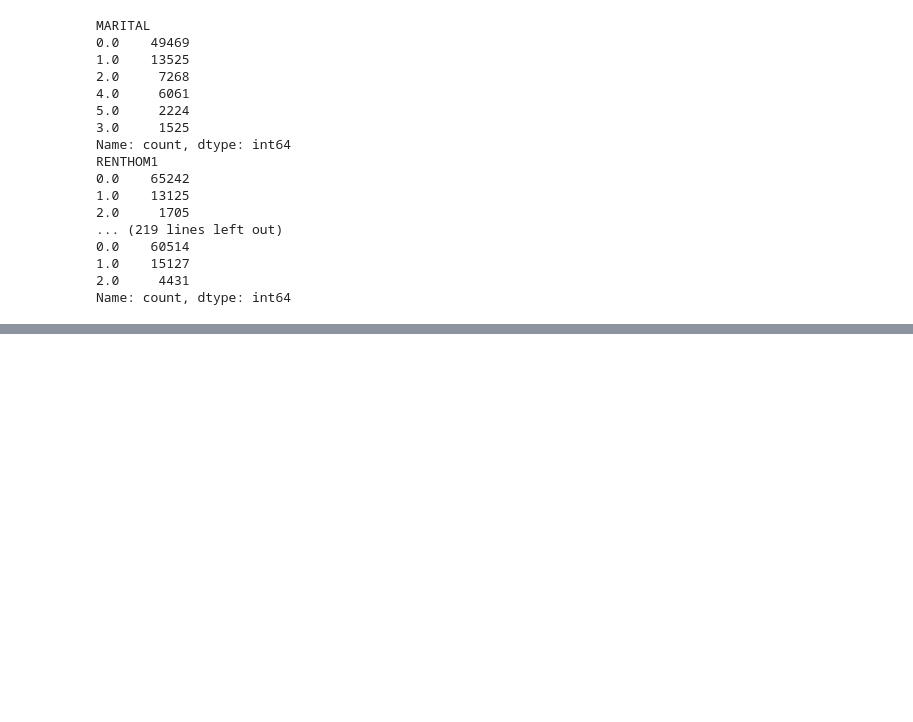
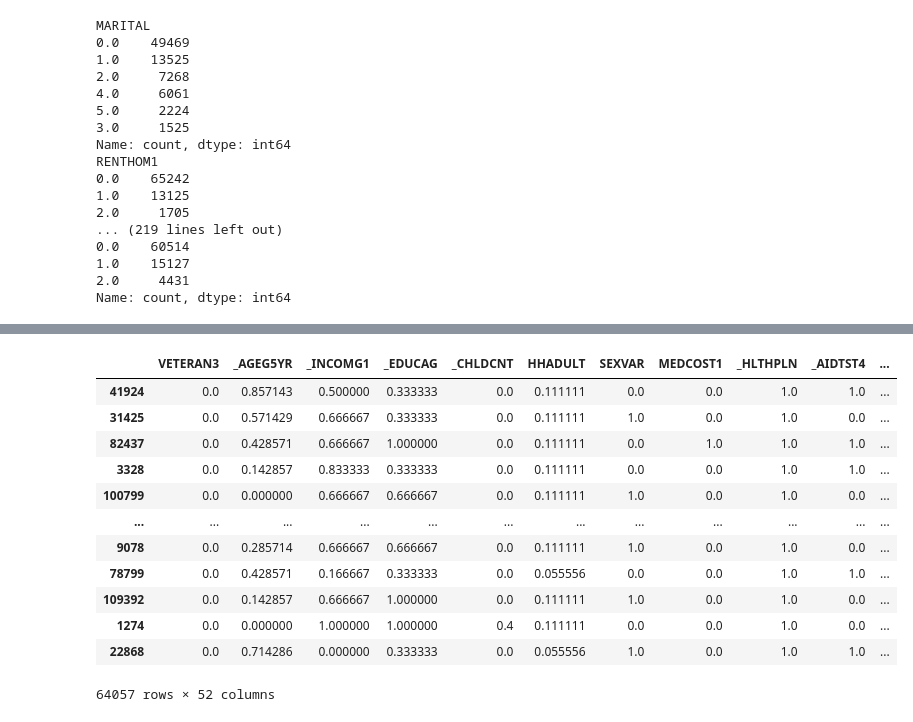
Before and after one commit to MariaDe96/Final_Project_DataScient, a Jupyter notebook: src/models.ipynb, the cells around one changed output, grey strips where cells are left out. Saved outputs shown, nothing was run; the diff lists cells and outputs as text; code cells hidden in the pictures; blank space fills up the shorter version.

```diff
--- a/src/models.ipynb
+++ b/src/models.ipynb
@@ -66,0 +134,16 @@ Name: count, dtype: int64
+# %%
+X_train_scaled
+# %% [output]
+|  | VETERAN3 | _AGEG5YR | _INCOMG1 | _EDUCAG | _CHLDCNT | HHADULT | SEXVAR | MEDCOST1 | _HLTHPLN | _AIDTST4 | ... |
+| 41924 | 0.0 | 0.857143 | 0.500000 | 0.333333 | 0.0 | 0.111111 | 0.0 | 0.0 | 1.0 | 1.0 | ... |
+| 31425 | 0.0 | 0.571429 | 0.666667 | 0.333333 | 0.0 | 0.111111 | 1.0 | 0.0 | 1.0 | 0.0 | ... |
+| 82437 | 0.0 | 0.428571 | 0.666667 | 1.000000 | 0.0 | 0.111111 | 0.0 | 1.0 | 1.0 | 1.0 | ... |
+| 3328 | 0.0 | 0.142857 | 0.833333 | 0.333333 | 0.0 | 0.111111 | 0.0 | 0.0 | 1.0 | 1.0 | ... |
+| 100799 | 0.0 | 0.000000 | 0.666667 | 0.666667 | 0.0 | 0.111111 | 1.0 | 0.0 | 1.0 | 0.0 | ... |
+| ... | ... | ... | ... | ... | ... | ... | ... | ... | ... | ... | ... |
+| 9078 | 0.0 | 0.285714 | 0.666667 | 0.666667 | 0.0 | 0.111111 | 1.0 | 0.0 | 1.0 | 0.0 | ... |
+| 78799 | 0.0 | 0.428571 | 0.166667 | 0.333333 | 0.0 | 0.055556 | 0.0 | 0.0 | 1.0 | 1.0 | ... |
+| 109392 | 0.0 | 0.142857 | 0.666667 | 1.000000 | 0.0 | 0.111111 | 1.0 | 0.0 | 1.0 | 0.0 | ... |
+| 1274 | 0.0 | 0.000000 | 1.000000 | 1.000000 | 0.4 | 0.111111 | 0.0 | 0.0 | 1.0 | 0.0 | ... |
+| 22868 | 0.0 | 0.714286 | 0.000000 | 0.333333 | 0.0 | 0.055556 | 1.0 | 0.0 | 1.0 | 1.0 | ... |
+64057 rows × 52 columns
```
Also changed, not shown: parts of 11 cells of this notebook, 2 other files.
